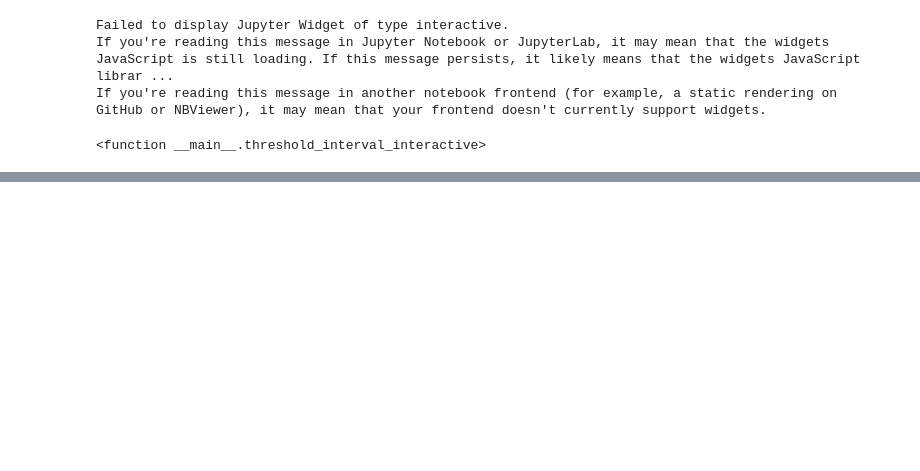
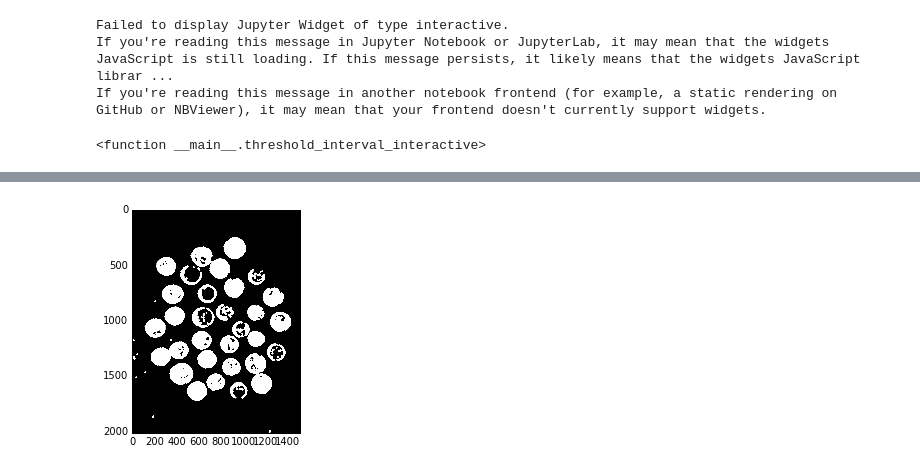
Before and after one commit to pedrovbj/CV_Thresholding_And_Segmentation, a Jupyter notebook: Lista 1b.ipynb, the cells around one changed output, grey strips where cells are left out. Saved outputs shown, nothing was run; the diff lists cells and outputs as text; code cells hidden in the pictures; blank space fills up the shorter version.

```diff
--- a/Lista 1b.ipynb
+++ b/Lista 1b.ipynb
@@ -68,0 +89,27 @@ If you're reading this message in another notebook frontend (for example, a stat
+# %%
+# Limiariza a imagem com dois niveis e transformacoes morfologicas
+
+if img_select.value == 'moedas.jpg':
+    min_thres = 110
+    max_thres = 205
+    kernel = cv2.getStructuringElement(cv2.MORPH_ELLIPSE,(3,3))
+    th_image = cv2.inRange(gray_image, min_thres, max_thres)
+    th_image = cv2.bitwise_not(th_image)
+    for i in xrange(5):
+       th_image = cv2.morphologyEx(th_image, cv2.MORPH_OPEN, kernel)
+       th_image = cv2.dilate(th_image,kernel,iterations=2)
+       th_image = cv2.morphologyEx(th_image, cv2.MORPH_CLOSE, kernel)
+    plot_gray(th_image)
+else:
+    min_thres = 140
+    max_thres = 210
+    th_image = cv2.inRange(gray_image, min_thres, max_thres)
+    th_image = cv2.bitwise_not(th_image)
+    kernel = np.ones((7,7),np.uint8)
+    for i in xrange(20):
+        th_image = cv2.morphologyEx(th_image, cv2.MORPH_OPEN, kernel)
+    th_image = cv2.erode(th_image, kernel, iterations=1)
+
+    plot_gray(th_image)
+# %% [output]
+[figure, added]
```
Also changed, not shown: parts of 12 cells of this notebook, 7 other files.
